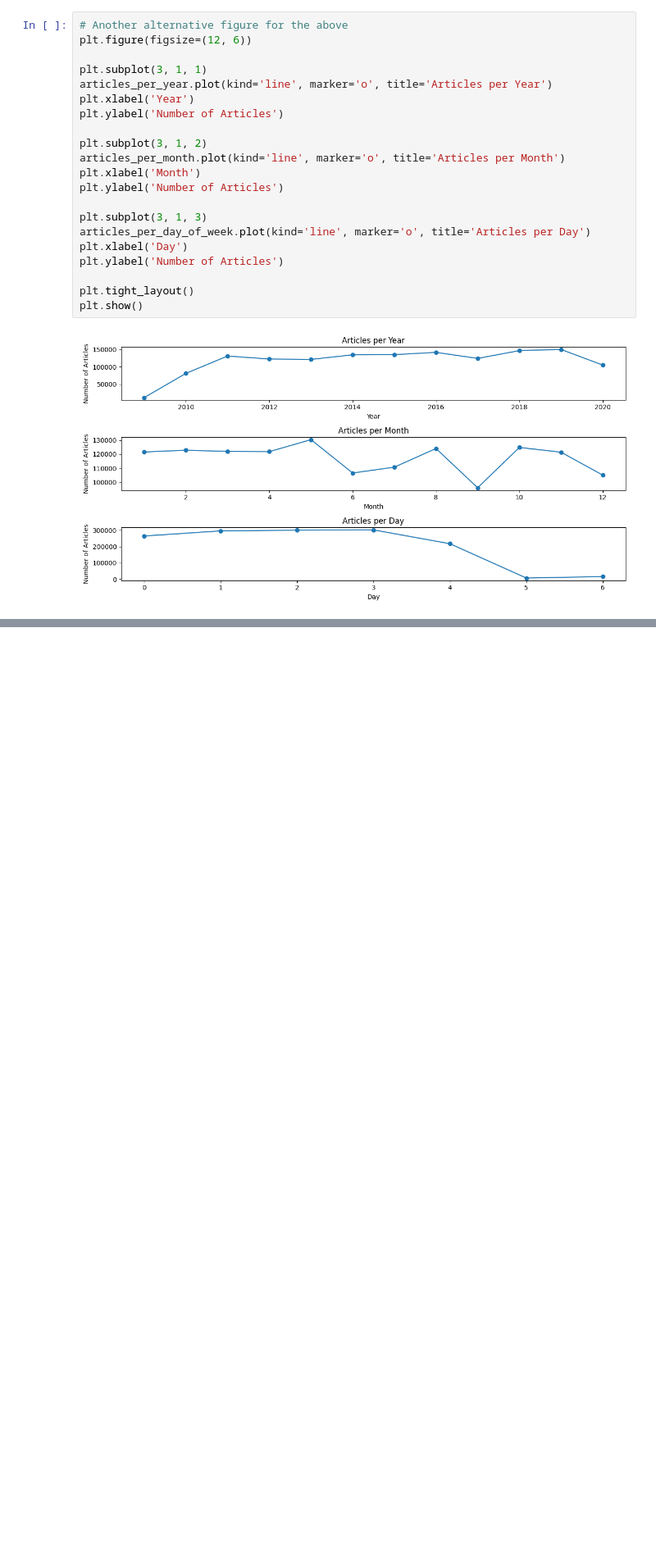
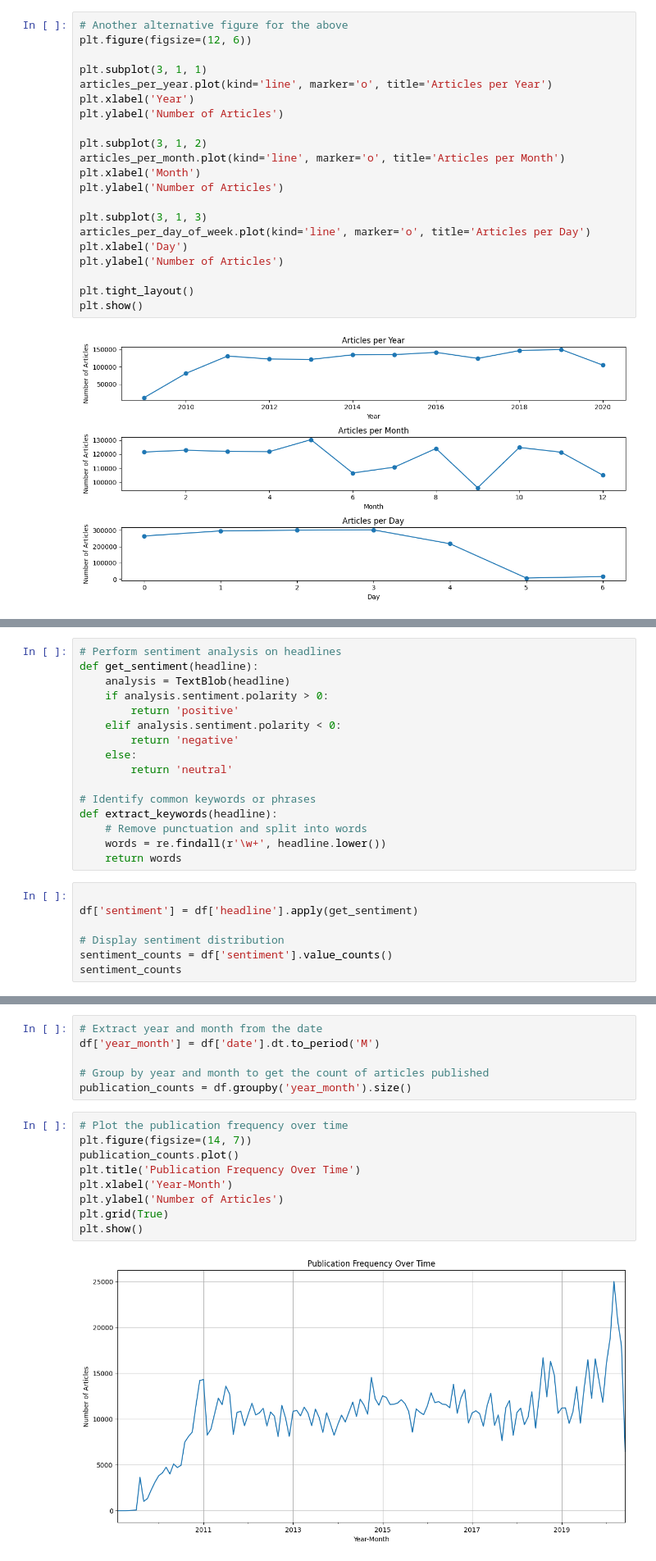
Before and after one commit to Khayo-7/10Academy-Kifiya-Week-1, a Jupyter notebook: notebooks/analyst_ratings_EDA.ipynb, the cells around one changed output, grey strips where cells are left out. Shown at 82% size. Cells and saved outputs as stored; diff of their text form; blank space fills up the shorter version.

```diff
--- a/notebooks/analyst_ratings_EDA.ipynb
+++ b/notebooks/analyst_ratings_EDA.ipynb
@@ -425,0 +433,23 @@ plt.show()
+# %%
+# Perform sentiment analysis on headlines
+def get_sentiment(headline):
+    analysis = TextBlob(headline)
+    if analysis.sentiment.polarity > 0:
+        return 'positive'
+    elif analysis.sentiment.polarity < 0:
+        return 'negative'
+    else:
+        return 'neutral'
+
+# Identify common keywords or phrases
+def extract_keywords(headline):
+    # Remove punctuation and split into words
+    words = re.findall(r'\w+', headline.lower())
+    return words
+# %%
+
+df['sentiment'] = df['headline'].apply(get_sentiment)
+
+# Display sentiment distribution
+sentiment_counts = df['sentiment'].value_counts()
+sentiment_counts
@@ -425,0 +480,17 @@ plt.show()
+# %%
+# Extract year and month from the date
+df['year_month'] = df['date'].dt.to_period('M')
+
+# Group by year and month to get the count of articles published
+publication_counts = df.groupby('year_month').size()
+# %%
+# Plot the publication frequency over time
+plt.figure(figsize=(14, 7))
+publication_counts.plot()
+plt.title('Publication Frequency Over Time')
+plt.xlabel('Year-Month')
+plt.ylabel('Number of Articles')
+plt.grid(True)
+plt.show()
+# %% [output]
+[figure, added]
```
Also changed, not shown: parts of 14 cells of this notebook.
